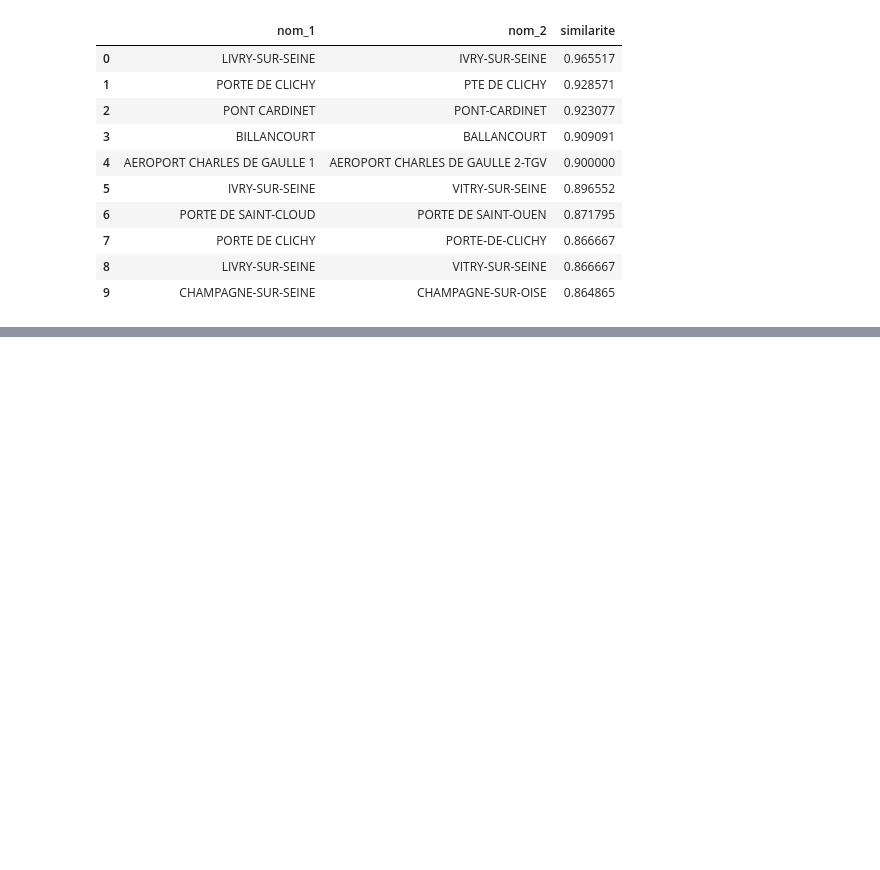
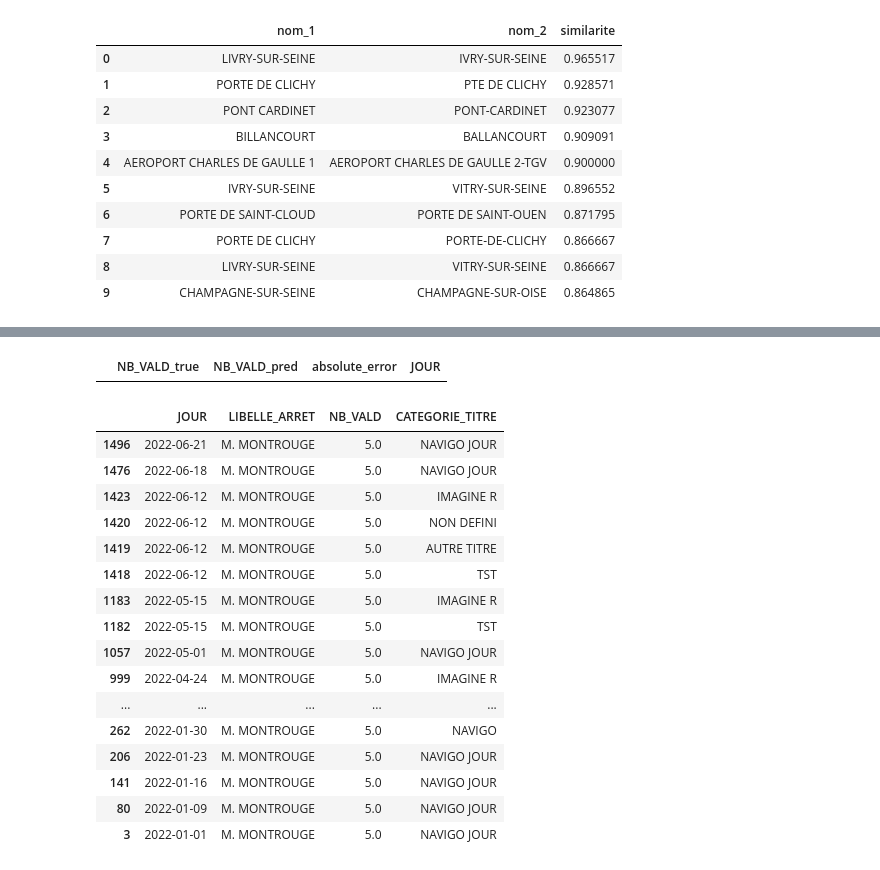
Before and after one commit to hbacard/validation-transport-idf, a Jupyter notebook: Notebook_validation_reseau_ferre.ipynb, the cells around one changed output, grey strips where cells are left out. Saved outputs shown, nothing was run; the diff lists cells and outputs as text; code cells hidden in the pictures; blank space fills up the shorter version.

```diff
--- a/Notebook_validation_reseau_ferre.ipynb
+++ b/Notebook_validation_reseau_ferre.ipynb
@@ -532,0 +639,24 @@ df_noms_proches_levenshtein.head(10)
+# %%
+error_montrouge[error_montrouge.NB_VALD_true == 5]
+# %% [output]
+|  | NB_VALD_true | NB_VALD_pred | absolute_error | JOUR |
+# %%
+validation_montrouge[validation_montrouge.NB_VALD == 5].sort_values(JOUR, ascending=False)
+# %% [output]
+|  | JOUR | LIBELLE_ARRET | NB_VALD | CATEGORIE_TITRE |
+| 1496 | 2022-06-21 | M. MONTROUGE | 5.0 | NAVIGO JOUR |
+| 1476 | 2022-06-18 | M. MONTROUGE | 5.0 | NAVIGO JOUR |
+| 1423 | 2022-06-12 | M. MONTROUGE | 5.0 | IMAGINE R |
+| 1420 | 2022-06-12 | M. MONTROUGE | 5.0 | NON DEFINI |
+| 1419 | 2022-06-12 | M. MONTROUGE | 5.0 | AUTRE TITRE |
+| 1418 | 2022-06-12 | M. MONTROUGE | 5.0 | TST |
+| 1183 | 2022-05-15 | M. MONTROUGE | 5.0 | IMAGINE R |
+| 1182 | 2022-05-15 | M. MONTROUGE | 5.0 | TST |
+| 1057 | 2022-05-01 | M. MONTROUGE | 5.0 | NAVIGO JOUR |
+| 999 | 2022-04-24 | M. MONTROUGE | 5.0 | IMAGINE R |
+| ... | ... | ... | ... | ... |
+| 262 | 2022-01-30 | M. MONTROUGE | 5.0 | NAVIGO |
+| 206 | 2022-01-23 | M. MONTROUGE | 5.0 | NAVIGO JOUR |
+| 141 | 2022-01-16 | M. MONTROUGE | 5.0 | NAVIGO JOUR |
+| 80 | 2022-01-09 | M. MONTROUGE | 5.0 | NAVIGO JOUR |
+| 3 | 2022-01-01 | M. MONTROUGE | 5.0 | NAVIGO JOUR |
```
Also changed, not shown: parts of 17 cells of this notebook, 2 other files.
